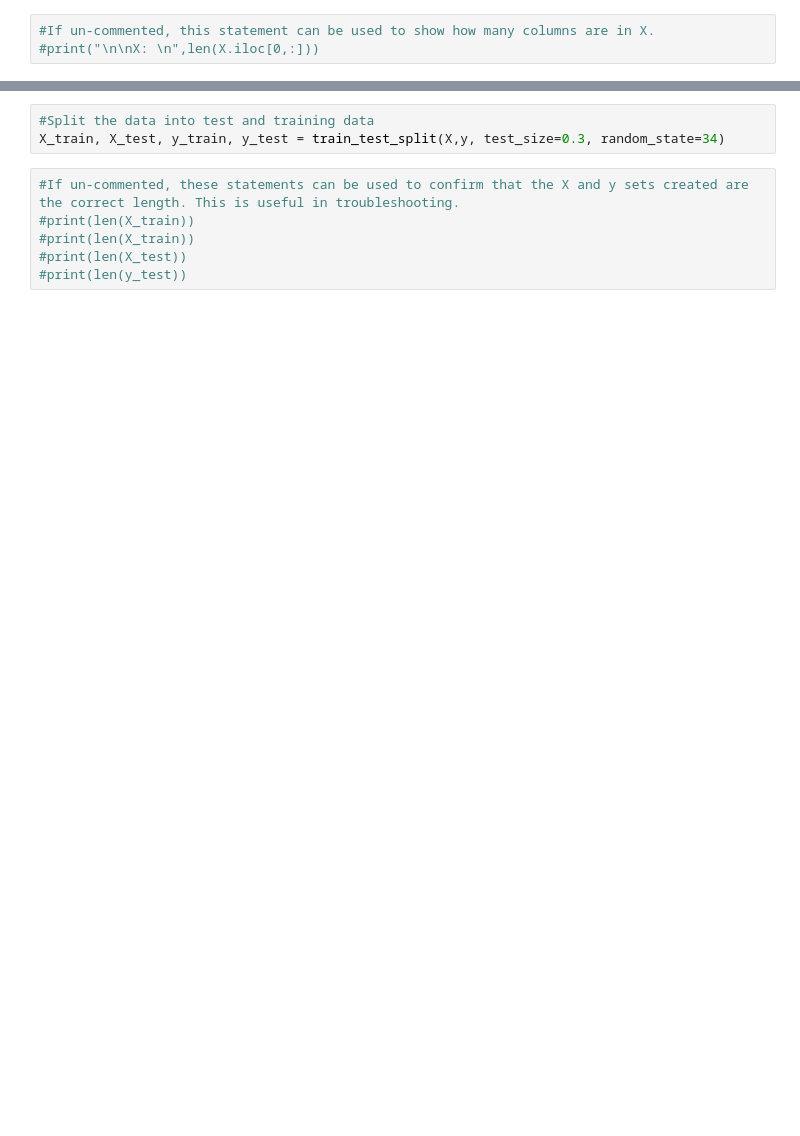
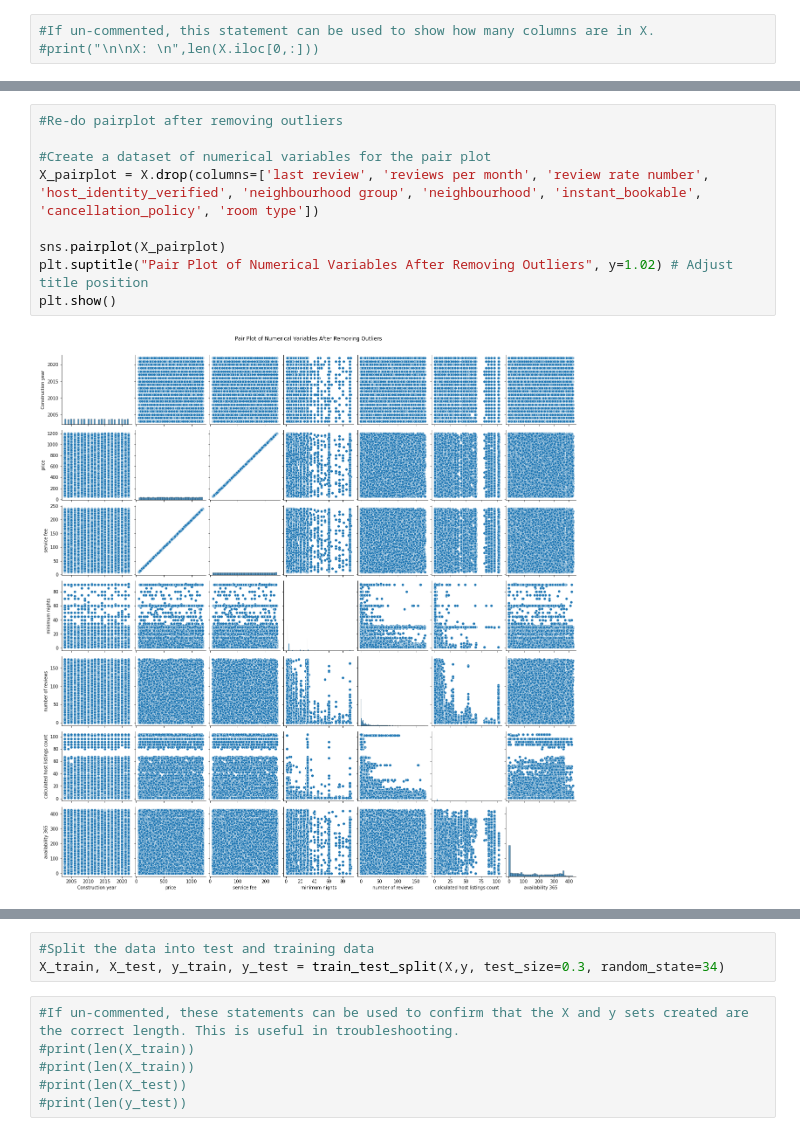
Before and after one commit to gaa5075/team_island_capstone, a Jupyter notebook: BAN-888 Air BnB Listing Price Model.ipynb, the cells around one changed output, grey strips where cells are left out. Saved outputs shown, nothing was run; the diff lists cells and outputs as text; blank space fills up the shorter version.

```diff
--- a/BAN-888 Air BnB Listing Price Model.ipynb
+++ b/BAN-888 Air BnB Listing Price Model.ipynb
@@ -94,0 +153,11 @@ X.head()
+# %%
+#Re-do pairplot after removing outliers
+
+#Create a dataset of numerical variables for the pair plot
+X_pairplot = X.drop(columns=['last review', 'reviews per month', 'review rate number', 'host_identity_verified', 'neighbourhood group', 'neighbourhood', 'instant_bookable', 'cancellation_policy', 'room type'])
+
+sns.pairplot(X_pairplot)
+plt.suptitle("Pair Plot of Numerical Variables After Removing Outliers", y=1.02) # Adjust title position
+plt.show()
+# %% [output]
+[figure, added]
```
Also changed, not shown: parts of 26 cells of this notebook.
